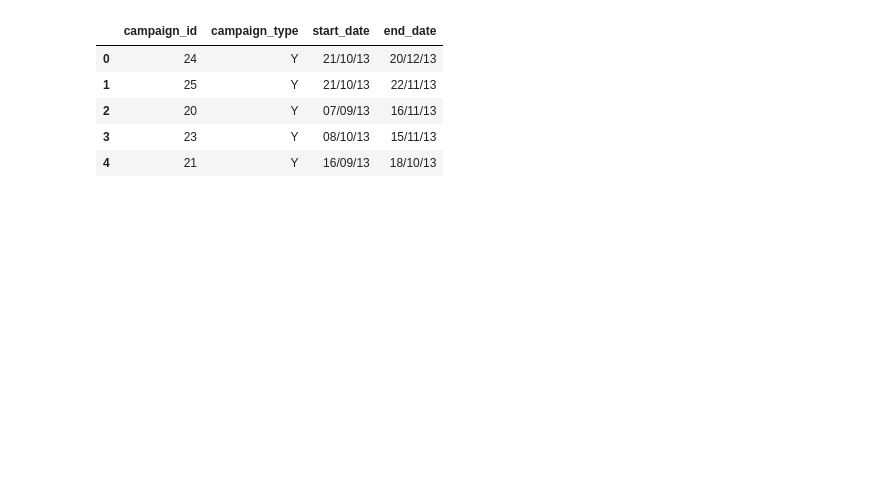
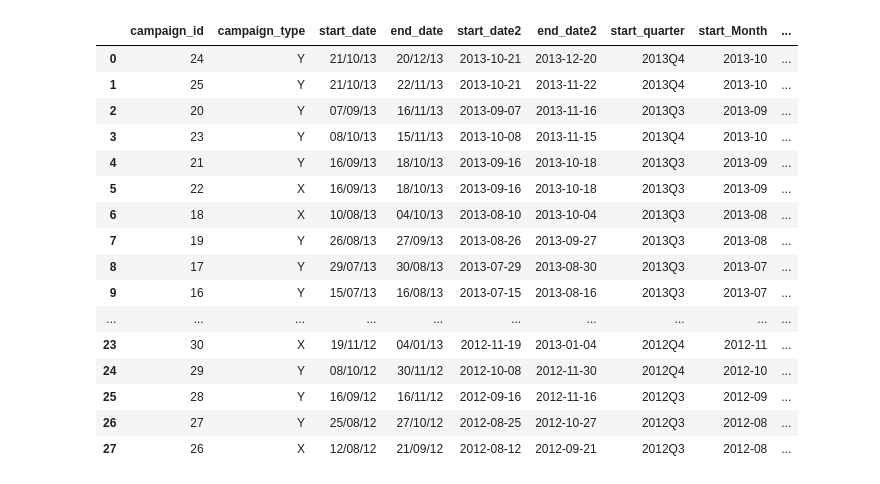
Before and after one commit to ruhama-ahale/amexpert, a Jupyter notebook: 01_explore.ipynb, the cells around one changed output. Cells and saved outputs as stored; diff of their text form; code cells hidden in the pictures; blank space fills up the shorter version.

```diff
--- a/01_explore.ipynb
+++ b/01_explore.ipynb
@@ -8,12 +18,31 @@ folder = '/Users/rumszz/Documents/LearningBackup/application_sample/problem/data
 # %%
 camp_data_file = 'campaign_data.csv'
 camp_data_df = pd.read_csv(os.path.join(folder, camp_data_file) , sep=',')
+camp_data_df['start_date2'] = pd.to_datetime(camp_data_df['start_date'], format='%d/%m/%y')
+camp_data_df['end_date2'] = pd.to_datetime(camp_data_df['end_date'], format='%d/%m/%y')
+camp_data_df['start_quarter'] = pd.PeriodIndex(camp_data_df.start_date2, freq='Q')
+camp_data_df['start_Month'] = pd.PeriodIndex(camp_data_df.start_date2, freq='M')
+camp_data_df['start_Year'] = pd.PeriodIndex(camp_data_df.start_date2, freq='Y')
+camp_data_df['end_quarter'] = pd.PeriodIndex(camp_data_df.end_date2, freq='Q')
+camp_data_df['end_Month'] = pd.PeriodIndex(camp_data_df.end_date2, freq='M')
+camp_data_df['end_Year'] = pd.PeriodIndex(camp_data_df.end_date2, freq='Y')
 # %%
-camp_data_df.head()
+camp_data_df
 # %% [output]
-|  | campaign_id | campaign_type | start_date | end_date |
-| 0 | 24 | Y | 21/10/13 | 20/12/13 |
-| 1 | 25 | Y | 21/10/13 | 22/11/13 |
-| 2 | 20 | Y | 07/09/13 | 16/11/13 |
-| 3 | 23 | Y | 08/10/13 | 15/11/13 |
-| 4 | 21 | Y | 16/09/13 | 18/10/13 |
+|  | campaign_id | campaign_type | start_date | end_date | start_date2 | end_date2 | start_quarter | start_Month | ... |
+| 0 | 24 | Y | 21/10/13 | 20/12/13 | 2013-10-21 | 2013-12-20 | 2013Q4 | 2013-10 | ... |
+| 1 | 25 | Y | 21/10/13 | 22/11/13 | 2013-10-21 | 2013-11-22 | 2013Q4 | 2013-10 | ... |
+| 2 | 20 | Y | 07/09/13 | 16/11/13 | 2013-09-07 | 2013-11-16 | 2013Q3 | 2013-09 | ... |
+| 3 | 23 | Y | 08/10/13 | 15/11/13 | 2013-10-08 | 2013-11-15 | 2013Q4 | 2013-10 | ... |
+| 4 | 21 | Y | 16/09/13 | 18/10/13 | 2013-09-16 | 2013-10-18 | 2013Q3 | 2013-09 | ... |
+| 5 | 22 | X | 16/09/13 | 18/10/13 | 2013-09-16 | 2013-10-18 | 2013Q3 | 2013-09 | ... |
+| 6 | 18 | X | 10/08/13 | 04/10/13 | 2013-08-10 | 2013-10-04 | 2013Q3 | 2013-08 | ... |
+| 7 | 19 | Y | 26/08/13 | 27/09/13 | 2013-08-26 | 2013-09-27 | 2013Q3 | 2013-08 | ... |
+| 8 | 17 | Y | 29/07/13 | 30/08/13 | 2013-07-29 | 2013-08-30 | 2013Q3 | 2013-07 | ... |
+| 9 | 16 | Y | 15/07/13 | 16/08/13 | 2013-07-15 | 2013-08-16 | 2013Q3 | 2013-07 | ... |
+| ... | ... | ... | ... | ... | ... | ... | ... | ... | ... |
+| 23 | 30 | X | 19/11/12 | 04/01/13 | 2012-11-19 | 2013-01-04 | 2012Q4 | 2012-11 | ... |
+| 24 | 29 | Y | 08/10/12 | 30/11/12 | 2012-10-08 | 2012-11-30 | 2012Q4 | 2012-10 | ... |
+| 25 | 28 | Y | 16/09/12 | 16/11/12 | 2012-09-16 | 2012-11-16 | 2012Q3 | 2012-09 | ... |
+| 26 | 27 | Y | 25/08/12 | 27/10/12 | 2012-08-25 | 2012-10-27 | 2012Q3 | 2012-08 | ... |
+| 27 | 26 | X | 12/08/12 | 21/09/12 | 2012-08-12 | 2012-09-21 | 2012Q3 | 2012-08 | ... |
```
Also changed, not shown: parts of 25 cells of this notebook.
